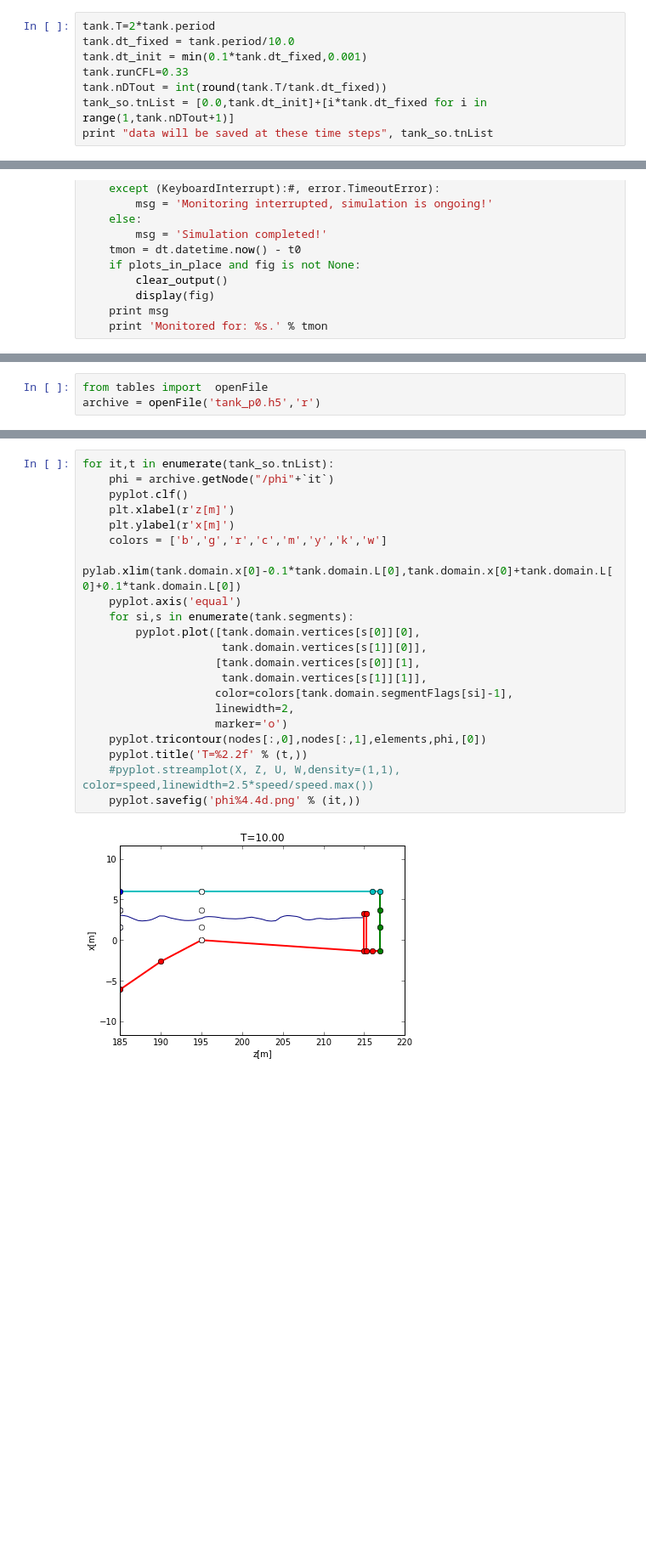
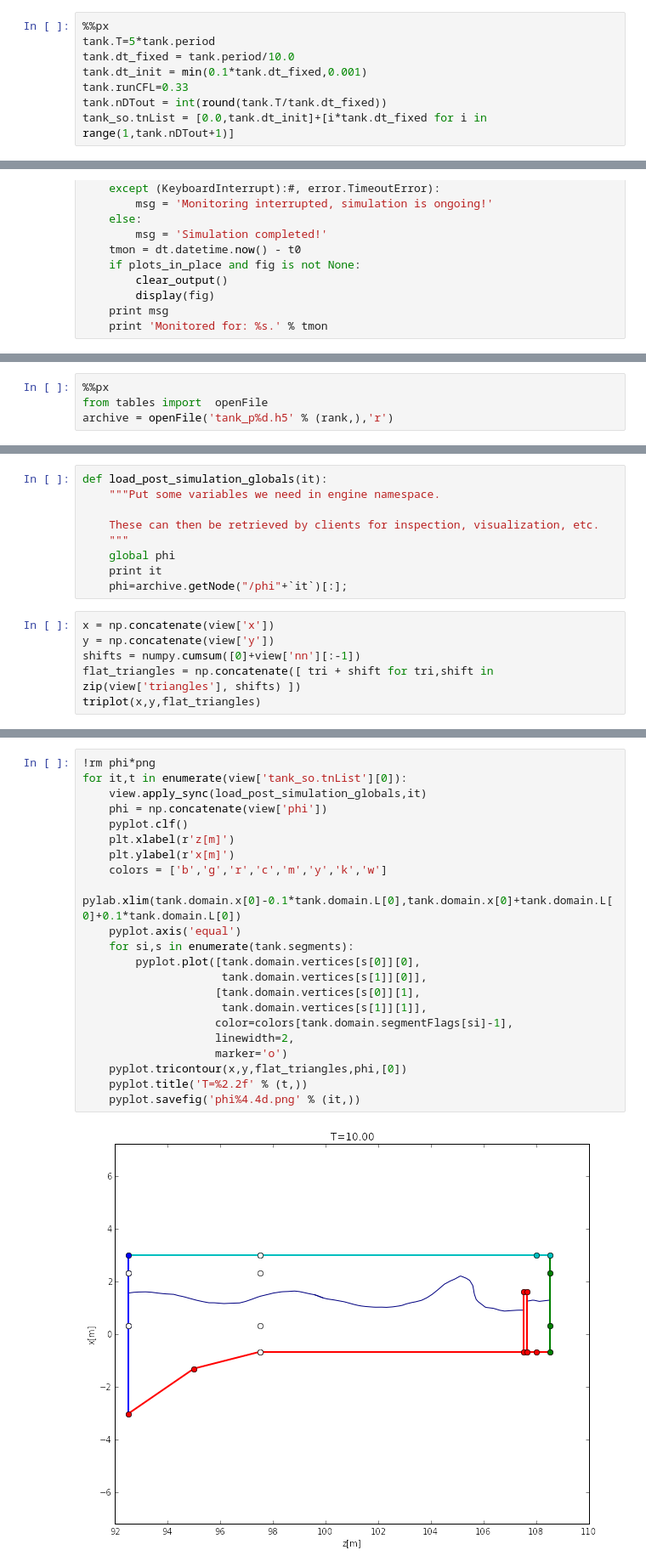
Before and after one commit to erdc/proteus-mprans, a Jupyter notebook: benchmarks/iwall2D/NumericalTank2D.ipynb, the cells around one changed output, grey strips where cells are left out. Shown: that part at 85% size. Saved outputs shown, nothing was run; the diff lists cells and outputs as text; blank space fills up the shorter version.

```diff
--- a/benchmarks/iwall2D/NumericalTank2D.ipynb
+++ b/benchmarks/iwall2D/NumericalTank2D.ipynb
@@ -214,8 +242,8 @@ Time Stepping
 # %%
-tank.T=2*tank.period
+%%px
+tank.T=5*tank.period
 tank.dt_fixed = tank.period/10.0
 tank.dt_init = min(0.1*tank.dt_fixed,0.001)
 tank.runCFL=0.33
 tank.nDTout = int(round(tank.T/tank.dt_fixed))
 tank_so.tnList = [0.0,tank.dt_init]+[i*tank.dt_fixed for i in range(1,tank.nDTout+1)]
-print "data will be saved at these time steps", tank_so.tnList
@@ -403,3 +423,4 @@ Monitored for: 0:01:01.006457.
 # %%
+%%px
 from tables import  openFile
-archive = openFile('tank_p0.h5','r')
+archive = openFile('tank_p%d.h5' % (rank,),'r')
@@ -411,0 +427,15 @@ triplot(nodes[:,0],nodes[:,1],elements)
+# %%
+def load_post_simulation_globals(it):
+    """Put some variables we need in engine namespace.
+
+    These can then be retrieved by clients for inspection, visualization, etc.
+    """
+    global phi
+    print it
+    phi=archive.getNode("/phi"+`it`)[:];
+# %%
+x = np.concatenate(view['x'])
+y = np.concatenate(view['y'])
+shifts = numpy.cumsum([0]+view['nn'][:-1])
+flat_triangles = np.concatenate([ tri + shift for tri,shift in zip(view['triangles'], shifts) ])
+triplot(x,y,flat_triangles)
@@ -412,23 +444,24 @@ triplot(nodes[:,0],nodes[:,1],elements)
 # %%
-for it,t in enumerate(tank_so.tnList):
-    phi = archive.getNode("/phi"+`it`)
+!rm phi*png
+for it,t in enumerate(view['tank_so.tnList'][0]):
+    view.apply_sync(load_post_simulation_globals,it)
+    phi = np.concatenate(view['phi'])
     pyplot.clf()
     plt.xlabel(r'z[m]')
     plt.ylabel(r'x[m]')
     colors = ['b','g','r','c','m','y','k','w']
     pylab.xlim(tank.domain.x[0]-0.1*tank.domain.L[0],tank.domain.x[0]+tank.domain.L[0]+0.1*tank.domain.L[0])
     pyplot.axis('equal')
     for si,s in enumerate(tank.segments):
         pyplot.plot([tank.domain.vertices[s[0]][0],
                      tank.domain.vertices[s[1]][0]],
                     [tank.domain.vertices[s[0]][1],
                      tank.domain.vertices[s[1]][1]],
                     color=colors[tank.domain.segmentFlags[si]-1],
                     linewidth=2,
                     marker='o')
-    pyplot.tricontour(nodes[:,0],nodes[:,1],elements,phi,[0])
+    pyplot.tricontour(x,y,flat_triangles,phi,[0])
     pyplot.title('T=%2.2f' % (t,))
-    #pyplot.streamplot(X, Z, U, W,density=(1,1), color=speed,linewidth=2.5*speed/speed.max())
     pyplot.savefig('phi%4.4d.png' % (it,))
 # %% [output]
-[figure, old version]
+[figure, new version]
```
Also changed, not shown: parts of 62 cells of this notebook, 3 other files.
